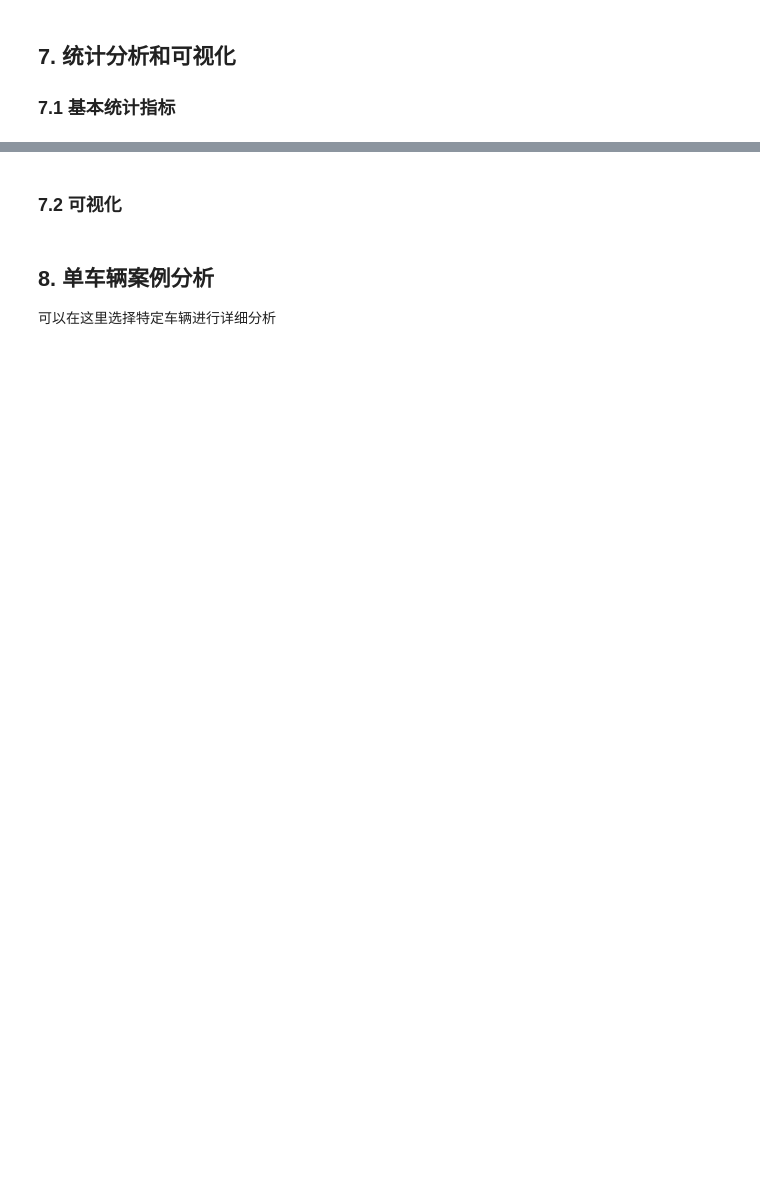
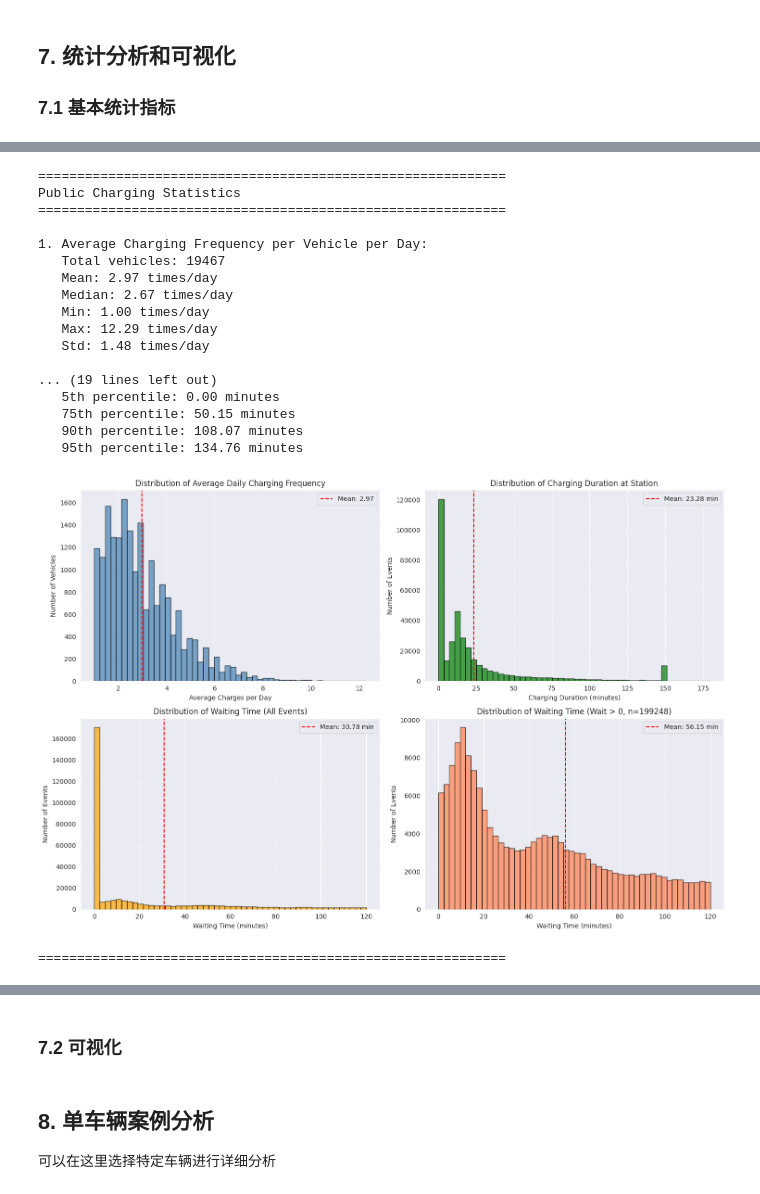
Before and after one commit to 762040835/taxi_Shenzhen, a Jupyter notebook: charging anay_v2.ipynb, the cells around one changed output, grey strips where cells are left out. Saved outputs shown, nothing was run; the diff lists cells and outputs as text; code cells hidden in the pictures; blank space fills up the shorter version.

```diff
--- a/charging anay_v2.ipynb
+++ b/charging anay_v2.ipynb
@@ -1578,4 +1305,4 @@ if not energy_gap_df.empty:
 # %%
-idx = energy_gap_df['energy_used_kWh'] >75
+idx = energy_gap_df['energy_used_kWh'] >79.5
 energy_gap_df2 = energy_gap_df.loc[idx]
 # %%
@@ -1582,0 +1312,3 @@ energy_gap_df2
+# %%
+quitids = energy_gap_df2['taxiid'].unique().tolist()
+len(quitids)
@@ -1582,0 +1317,17 @@ energy_gap_df2
+# %%
+new_list = [x for x in all_taxiids if x not in quitids]
+# %%
+import pickle
+pickle_path = f'{OUTPUT_DIR}/final_id.pkl'
+with open(pickle_path, 'wb') as f:  # 注意是 'wb' (write binary)
+    # 使用 pickle.dump() 将列表写入文件
+    pickle.dump(new_list, f)
+
+print(f"列表已成功保存为 Pickle 文件: {pickle_path}")
+
+
+# --- 如何读回 list ---
+with open(pickle_path, 'rb') as f:  # 注意是 'rb' (read binary)
+    # 使用 pickle.load() 从文件读回列表
+    loaded_list = pickle.load(f)
+print("类型是:", type(loaded_list))
@@ -1857,12 +1827,11 @@ else:
 # %%
 
 # ========== 读取数据 ==========
-char_queue_file = 'char_queue.parquet'  # 根据实际路径调整
+char_queue_file = CHAR_QUEUE_FILE  # 根据实际路径调整
 if os.path.exists(char_queue_file):
     cq_df = pd.read_parquet(char_queue_file)
 else:
     # 尝试其他可能的路径
-    CHAR_QUEUE_FILE = f'{OUTPUT_DIR}/char_queue.parquet'
     if os.path.exists(CHAR_QUEUE_FILE):
         cq_df = pd.read_parquet(CHAR_QUEUE_FILE)
     else:
@@ -1962,33 +1931,53 @@ if not cq_df.empty:
         axes[1, 0].set_ylabel('Number of Events')
         axes[1, 0].set_title('Distribution of Waiting Time (All Events)')
         axes[1, 0].grid(axis='y', alpha=0.3)
         axes[1, 0].axvline(wait_dur_minutes.mean(), color='red', linestyle='--', label=f'Mean: {wait_dur_minutes.mean():.2f} min')
         axes[1, 0].legend()
 
     # 4.4 等待时间分布（仅等待时间>0的事件）
     if 'wait_dur' in cq_df.columns:
         wait_dur_minutes = cq_df['wait_dur'] / 60
         wait_positive = wait_dur_minutes[wait_dur_minutes > 0]
         if len(wait_positive) > 0:
             wait_positive_filtered = wait_positive[wait_positive <= 120]
             axes[1, 1].hist(wait_positive_filtered.values, bins=50, color='coral', alpha=0.7, edgecolor='black')
             axes[1, 1].set_xlabel('Waiting Time (minutes)')
             axes[1, 1].set_ylabel('Number of Events')
             axes[1, 1].set_title(f'Distribution of Waiting Time (Wait > 0, n={len(wait_positive)})')
             axes[1, 1].grid(axis='y', alpha=0.3)
             axes[1, 1].axvline(wait_positive.mean(), color='red', linestyle='--', label=f'Mean: {wait_positive.mean():.2f} min')
             axes[1, 1].legend()
         else:
             axes[1, 1].text(0.5, 0.5, 'No events with wait > 0', ha='center', va='center', transform=axes[1, 1].transAxes)
             axes[1, 1].set_title('Distribution of Waiting Time (Wait > 0)')
 
     plt.tight_layout()
     plt.show()
 
     print("\n" + "=" * 60)
 
 else:
     print("Error: char_queue DataFrame is empty or file not found")
+# %% [output]
+============================================================
+Public Charging Statistics
+============================================================
+
+1. Average Charging Frequency per Vehicle per Day:
+   Total vehicles: 19467
+   Mean: 2.97 times/day
+   Median: 2.67 times/day
+   Min: 1.00 times/day
+   Max: 12.29 times/day
+   Std: 1.48 times/day
+
+... (19 lines left out)
+   5th percentile: 0.00 minutes
+   75th percentile: 50.15 minutes
+   90th percentile: 108.07 minutes
+   95th percentile: 134.76 minutes
+[figure, added]
+============================================================
 # %%
 # 基本统计
 if 'char_queue_df' in locals() and not char_queue_df.empty:
```
Also changed, not shown: parts of 46 cells of this notebook, 2 other files.
